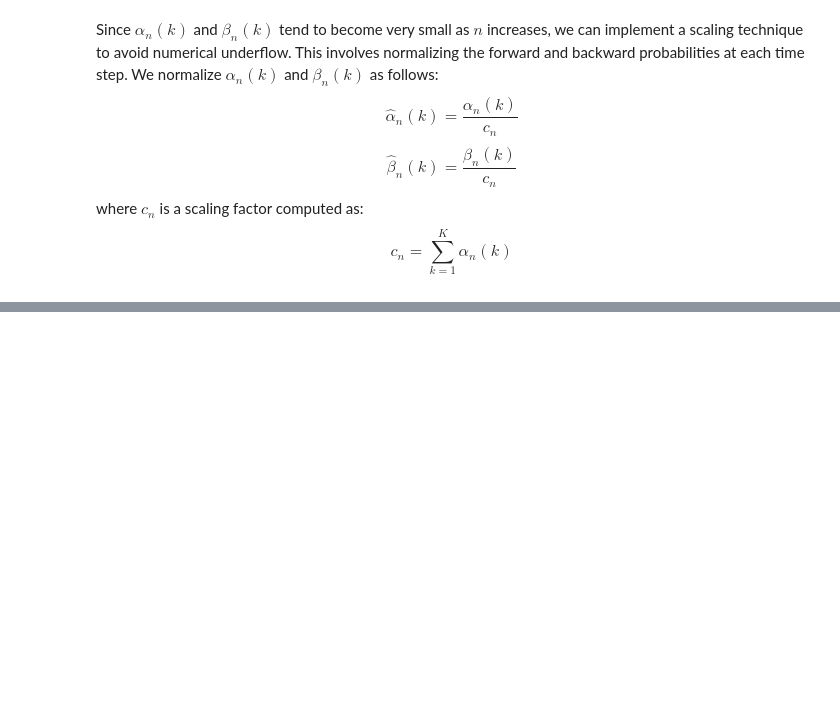
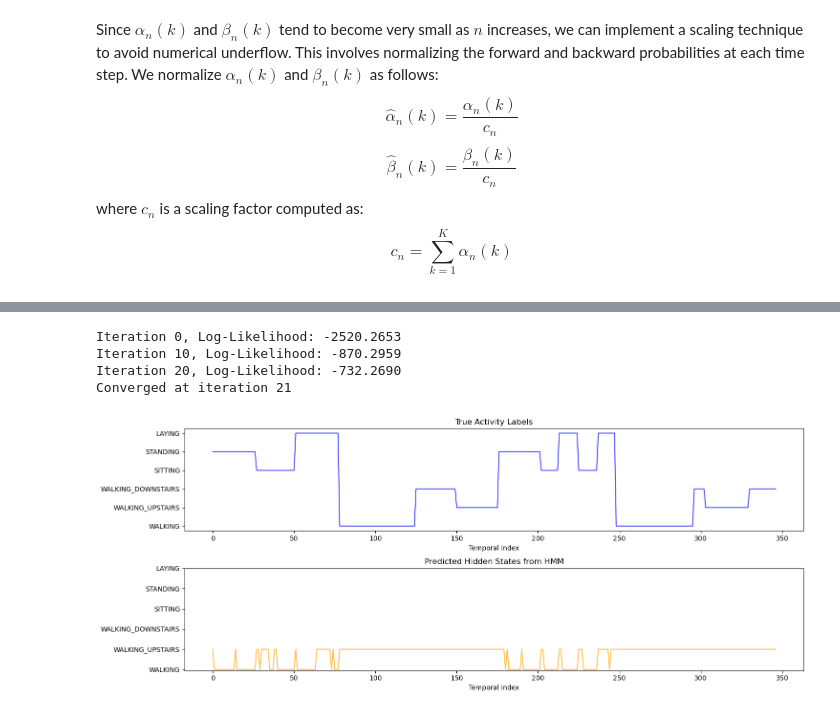
Before and after one commit to teolotti/LAB-ML, a Jupyter notebook: HMM.ipynb, the cells around one changed output, grey strips where cells are left out. Cells and saved outputs as stored; diff of their text form; code cells hidden in the pictures; blank space fills up the shorter version.

```diff
--- a/HMM.ipynb
+++ b/HMM.ipynb
@@ -232,16 +251,20 @@ def forward_pass(hmm, X):
     c = np.zeros(T)  # Scaling factors
 
     # Initialization
-    alpha[0, :] = hmm.pi * B[0, :]
+    alpha[0, :] = hmm.pi * B[:, 0]
     c[0] = np.sum(alpha[0, :])
+    if c[0] == 0:
+        c[0] = 1e-12
     alpha[0, :] /= c[0] # Scale
 
     # Recursion
     for n in range(1, T):
         for k in range(K):
             # Sum_i alpha[n-1, i] * A[i, k] * p(x_n | z_n = k)
-            alpha[n, k] = B[n, k] * np.sum(alpha[n-1, :] * hmm.A[:, k])
+            alpha[n, k] = B[k, n] * np.sum(alpha[n-1, :] * hmm.A[:, k])
         c[n] = np.sum(alpha[n, :])
+        if c[n] == 0:
+            c[n] = 1e-12
         alpha[n, :] /= c[n] # Scale
 
     log_likelihood = np.sum(np.log(c))
@@ -264,7 +287,7 @@ def backward_pass(hmm, X, c):
     for n in range(T-2, -1, -1):
         for k in range(K):
             # Sum_j A[k, j] * p(x_{n+1} | z_{n+1} = j) * beta[n+1, j]
-            beta[n, k] = np.sum(hmm.A[k, :] * B[n+1, :] * beta[n+1, :])
+            beta[n, k] = np.sum(hmm.A[k, :] * B[:, n+1] * beta[n+1, :])
         beta[n, :] /= c[n]  # Scaling using the same factors as in forward pass
 
     return beta
@@ -291,9 +314,11 @@ def e_step(hmm, X):
     for n in range(T-1):
         for j in range(K):
             for k in range(K):
-                xi[n, j, k] = alpha[n, j] * hmm.A[j, k] * B[n+1, k] * beta[n+1, k]
+                xi[n, j, k] = alpha[n, j] * hmm.A[j, k] * B[k, n+1] * beta[n+1, k]
         # Normalize xi[n]
         xi_sum = np.sum(xi[n, :, :])
+        if xi_sum == 0:
+            xi_sum = 1e-12
         xi[n, :, :] /= xi_sum
 
     # Normalize gamma
@@ -444,0 +579,39 @@ IndentationError: unindent does not match any outer indentation level (<string>,
+# %%
+K = 6  # number of hidden states (activities)
+hmm_trained, log_likelihoods = train_hmm(X, K, max_iters=500)
+z_pred = viterbi(hmm_trained, X)
+
+def plot_comparison(Z_true, z_pred, labels):
+    """
+    Plot comparison between true activity labels and predicted hidden states.
+
+    Parameters:
+    - Z_true: True labels (activities) as a NumPy array.
+    - z_pred: Predicted hidden states as a NumPy array.
+    - labels: Dictionary mapping label IDs to activity names.
+    """
+    plt.figure(figsize=(15, 6))
+    samples = np.arange(len(Z_true))
+
+    plt.subplot(2, 1, 1)
+    plt.title('True Activity Labels')
+    plt.plot(samples, Z_true, label='True Labels', color='blue', alpha=0.7)
+    plt.yticks(list(labels.keys()), list(labels.values()))
+    plt.xlabel('Temporal index')
+
+    plt.subplot(2, 1, 2)
+    plt.title('Predicted Hidden States from HMM')
+    plt.plot(samples, z_pred + 1, label='Predicted States', color='orange', alpha=0.7)  # +1 to match label indexing
+    plt.yticks(list(labels.keys()), list(labels.values()))
+    plt.xlabel('Temporal index')
+
+    plt.tight_layout()
+    plt.show()
+
+plot_comparison(Z_true, z_pred, labels)
+# %% [output]
+Iteration 0, Log-Likelihood: -2520.2653
+Iteration 10, Log-Likelihood: -870.2959
+Iteration 20, Log-Likelihood: -732.2690
+Converged at iteration 21
+[figure, added]
```
Also changed, not shown: parts of 12 cells of this notebook.
